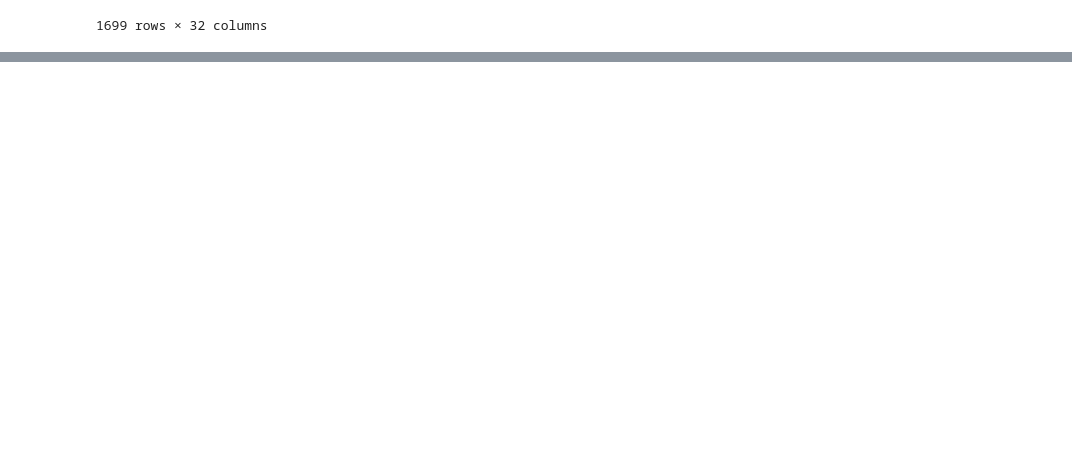
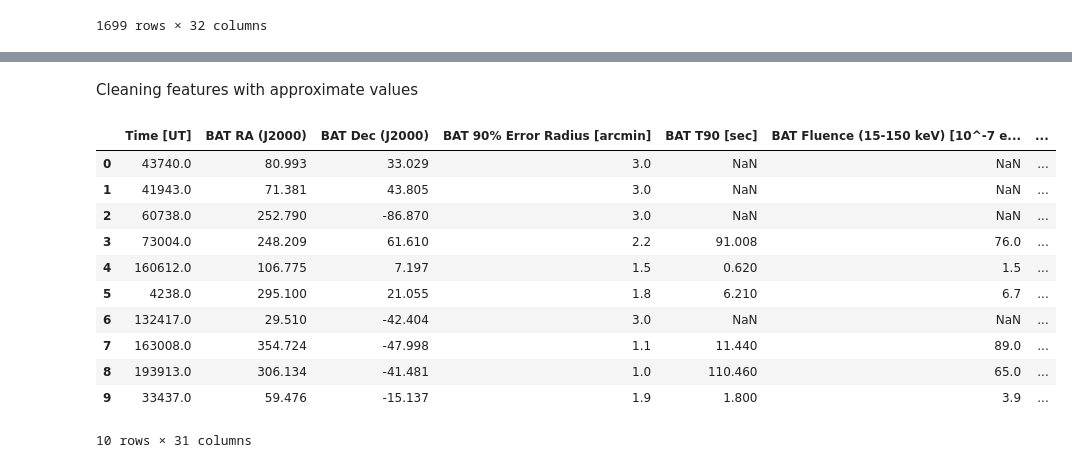
Before and after one commit to Alcatraz312/grb-classification, a Jupyter notebook: src/Preprocessing/main.ipynb, the cells around one changed output, grey strips where cells are left out. Drawn from its saved outputs; the diff is of its cells as text; code cells hidden in the pictures; blank space fills up the shorter version.

Commit message:
converted all the columns to numerical dtype

```diff
--- a/src/main.ipynb
+++ b/src/Preprocessing/main.ipynb
@@ -685,0 +687,47 @@ ValueError: could not convert string to float: '~1'
+# %% [markdown]
+Cleaning features with approximate values
+# %%
+def clean_column(value):
+
+    if isinstance(value, str):
+        value = value.strip().replace("~","")
+        try:
+            return float(value)
+        except:
+            return np.nan
+
+    elif isinstance(value, (float, int)):
+        return value
+    else:
+        return np.nan
+# %%
+df2['BAT 90% Error Radius [arcmin]'] = df2['BAT 90% Error Radius [arcmin]'].apply(clean_column)
+# %%
+df2['BAT T90 [sec]'] = df2['BAT T90 [sec]'].apply(clean_column)
+# %%
+df2['BAT Fluence (15-150 keV) [10^-7 erg/cm^2]'] = df2['BAT Fluence (15-150 keV) [10^-7 erg/cm^2]'].apply(clean_column)
+
+df2['BAT Fluence 90% Error (15-150 keV) [10^-7 erg/cm^2]'] = df2['BAT Fluence 90% Error (15-150 keV) [10^-7 erg/cm^2]'].apply(clean_column)
+
+df2['BAT Photon Index 90% Error (15-150 keV)'] = df2['BAT Photon Index 90% Error (15-150 keV)'].apply(clean_column)
+
+df2['XRT Time to First Observation [sec]'] = df2['XRT Time to First Observation [sec]'].apply(clean_column)
+
+df2['XRT Initial Temporal Index'] = df2['XRT Initial Temporal Index'].apply(clean_column)
+
+df2['UVOT Time to First Observation [sec]'] = df2['UVOT Time to First Observation [sec]'].apply(clean_column)
+# %%
+df2.head(10)
+# %% [output]
+|  | Time [UT] | BAT RA (J2000) | BAT Dec (J2000) | BAT 90% Error Radius [arcmin] | BAT T90 [sec] | BAT Fluence (15-150 keV) [10^-7 e... | ... |
+| 0 | 43740.0 | 80.993 | 33.029 | 3.0 | NaN | NaN | ... |
+| 1 | 41943.0 | 71.381 | 43.805 | 3.0 | NaN | NaN | ... |
+| 2 | 60738.0 | 252.790 | -86.870 | 3.0 | NaN | NaN | ... |
+| 3 | 73004.0 | 248.209 | 61.610 | 2.2 | 91.008 | 76.0 | ... |
+| 4 | 160612.0 | 106.775 | 7.197 | 1.5 | 0.620 | 1.5 | ... |
+| 5 | 4238.0 | 295.100 | 21.055 | 1.8 | 6.210 | 6.7 | ... |
+| 6 | 132417.0 | 29.510 | -42.404 | 3.0 | NaN | NaN | ... |
+| 7 | 163008.0 | 354.724 | -47.998 | 1.1 | 11.440 | 89.0 | ... |
+| 8 | 193913.0 | 306.134 | -41.481 | 1.0 | 110.460 | 65.0 | ... |
+| 9 | 33437.0 | 59.476 | -15.137 | 1.9 | 1.800 | 3.9 | ... |
+10 rows × 31 columns
```
Also changed, not shown: parts of 19 cells of this notebook, 1 other file.
